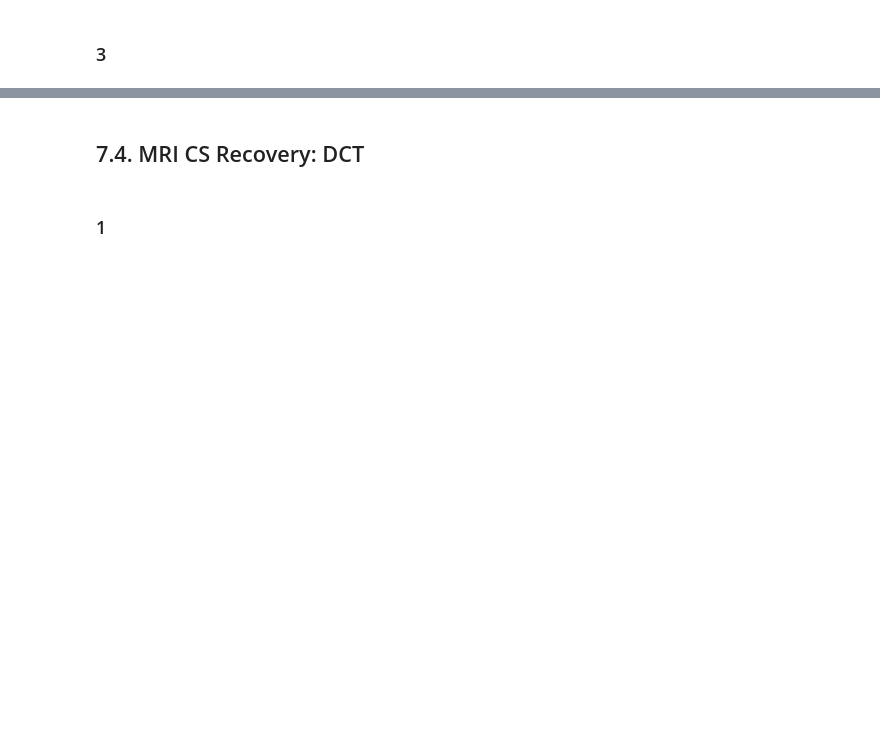
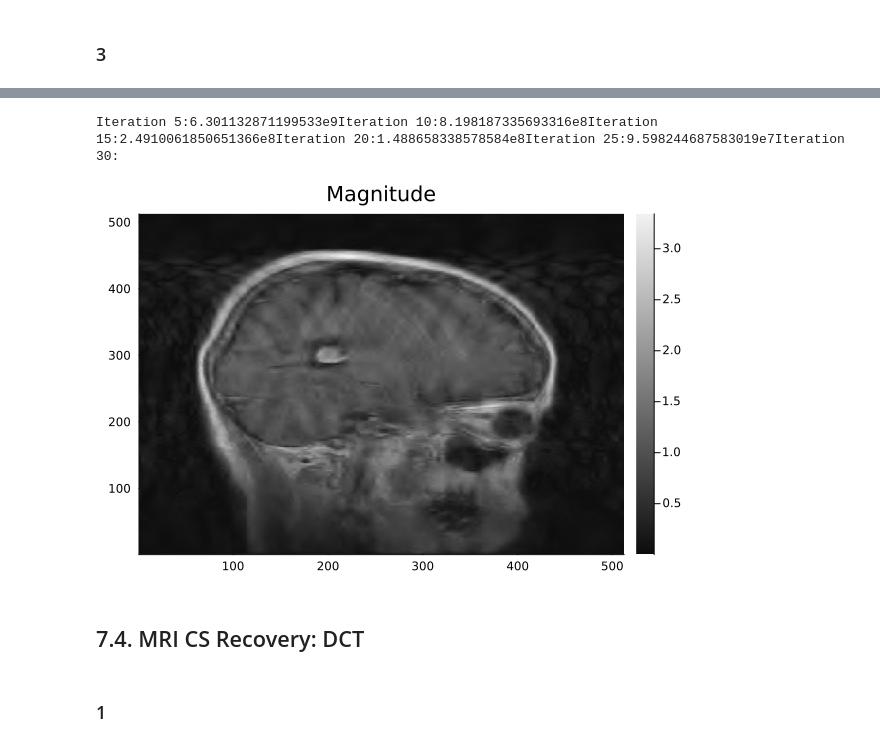
Before and after one commit to HonAnson/ICL-Topics-in-Large-Dimensional-Data-Processing, a Jupyter notebook: CW2/DP-CW2-CID01260366.ipynb, the cells around one changed output, grey strips where cells are left out. Cells and saved outputs as stored; diff of their text form; code cells hidden in the pictures; blank space fills up the shorter version.

```diff
--- a/CW2/DP-CW2-CID01260366.ipynb
+++ b/CW2/DP-CW2-CID01260366.ipynb
@@ -250,12 +250,17 @@ gamma = A.Q6_2_d_data_gamma
 lambda = A.Q6_2_d_data_lambda
 
 # using the solution from this derivation online: https://math.stackexchange.com/questions/1961888/the-proximal-operator-of-the-l-1-norm-function
-x = U' * ((sign.(U*z) .* max.((abs.(U*z) .- (lambda * gamma)), 0.0)))
+x = U' * ((sign.(U*z) .* max.((abs.(U*z) .- (lambda * gamma)), 0.0)) )
+
+# x = max.((sign.(x).*(U*z).-(gamma*lambda)),0.0)
+
+# print(sign.(x).*(U'*z).-gamma*lambda)
+
 
 # print error and have a look
 error = (lambda * norm((U*x), 1)) + ((1/(2*gamma)) * (norm((x-z), 2)^2))
-println(error)
+# println(error)
 
-A.Q6_2_d_ans_x = x
+# A.Q6_2_d_ans_x = x
 # %% [output]
 20.59085435909057
@@ -533,3 +430,56 @@ A_m(test1, test2)
+# %%
+# Get variables
+X0 = A.Q7_3_1_data_X0
+Omega = A.Q7_3_1_data_Omega
+y = A.Q7_3_1_data_y
+lambda = A.Q7_3_2_data_lambda
+
+#set gamma manually
+gamma_init = 0.2
+
+# Choose yeta between 0, 1
+yeta = 0.5
+
+### Apply Proximal gradient method with backtracking
+X = X0 # Initialize X
+for i in 1:40  # main loop
+    gamma = gamma_init
+    grad = find_grad(X,Omega,y)
+
+    for j in 1:20
+        step = X - gamma * grad
+        z = prox_dwt(step,lambda, gamma)
+        if f_(z,Omega,y) < f_hat(z,X,Omega,y,gamma,grad)
+            break
+        end
+        gamma *= yeta
+    end # end for
+
+    # Print loss to have a look
+    if i%5 == 0
+        loss = lambda*norm(dwt(X, wavelet(WT.db4)),1)+f_1(X,Omega,y)
+        print("Iteration ",i,":",loss)
+    end
+    X = z
+end # end for
+
+X_final = X;
+A.Q7_3_3_ans_X = X;
+# %% [output]
+Iteration 5:6.301132871199533e9Iteration 10:8.198187335693316e8Iteration 15:2.4910061850651366e8Iteration 20:1.488658338578584e8Iteration 25:9.598244687583019e7Iteration 30:
+# %%
+
+using Plots
+magnitude = abs.(X_final)
+
+# Rotate the data for plotting
+magnitude_rotated = magnitude[end:-1:1, end:-1:1]
+
+# Plot the magnitude
+p1 = heatmap(magnitude_rotated, color=:grays, title="Magnitude")
+plot(p1)
+# %% [output]
+[figure, added]
 # %% [markdown]
 ## 7.4. MRI CS Recovery: DCT
 # %% [markdown]
```
Also changed, not shown: parts of 18 cells of this notebook.
